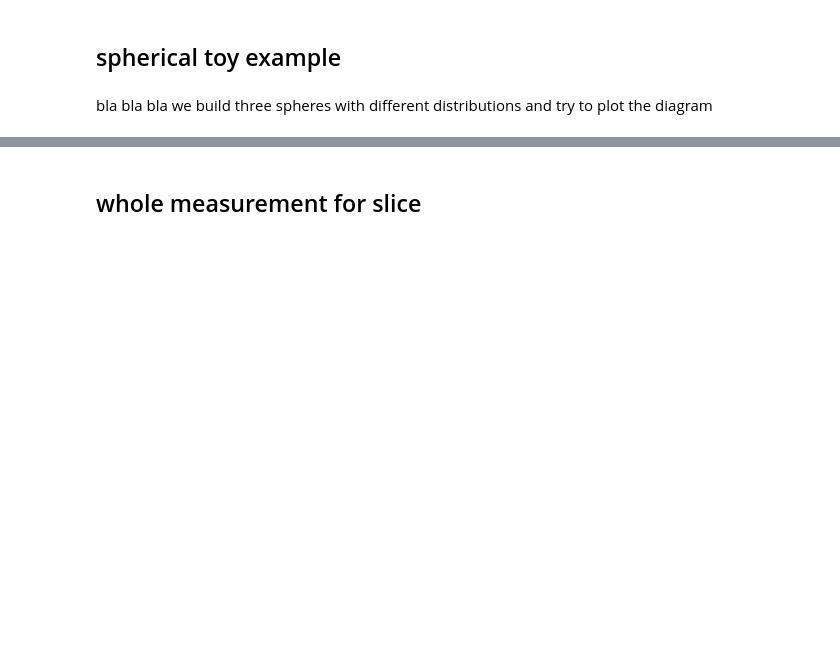
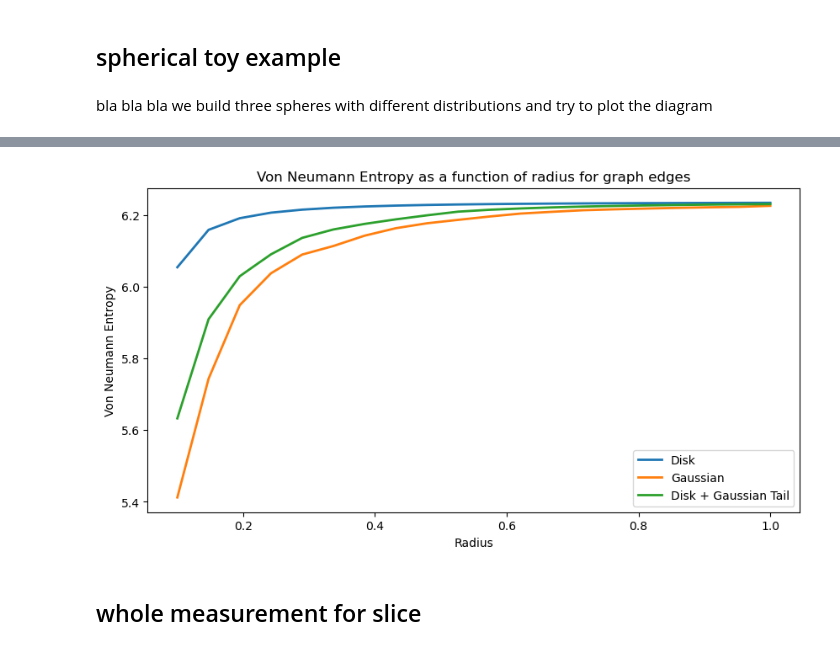
Before and after one commit to abelsalm/Celullar-Tissue-Spatial-Metrics-, a Jupyter notebook: spectral-graph-entropy/spectral_graph_tests.ipynb, the cells around one changed output, grey strips where cells are left out. Cells and saved outputs as stored; diff of their text form; code cells hidden in the pictures; blank space fills up the shorter version.

```diff
--- a/spectral-graph-entropy/spectral_graph_tests.ipynb
+++ b/spectral-graph-entropy/spectral_graph_tests.ipynb
@@ -646,37 +716,39 @@ for radius in radius_values:
         laplacian='normalized',
         n_eigs=10,
         drop_self_loops=True,
         random_state=0,
         solver='dense'
     )
     entropy_gaussian.append(spectral_gaussian.von_neumann_entropy)
 
     spectral_disk_gauss_tail = spectral_laplacian_spectrum_by_cell_class(
         disk_gauss_tail_points_df,
         cell_class_value='VLMC',
         mode='radius',
         k=None,
         radius=radius,
         weight='gaussian',
         sigma=0.7*radius,
         laplacian='normalized',
         n_eigs=10,
         drop_self_loops=True,
         random_state=0,
         use_shift_invert=True,
     )
     entropy_disk_gauss_tail.append(spectral_disk_gauss_tail.von_neumann_entropy)
 
 # plot the entropy of the three spectra as a function of the radius
 plt.figure(figsize=(10, 5))
-plt.plot(radius_values, entropy_disk, label="Disk")
-plt.plot(radius_values, entropy_gaussian, label="Gaussian")
-plt.plot(radius_values, entropy_disk_gauss_tail, label="Disk + Gaussian Tail")
+plt.plot(radius_values, entropy_disk, label="Disk", linewidth=2)
+plt.plot(radius_values, entropy_gaussian, label="Gaussian", linewidth=2)
+plt.plot(radius_values, entropy_disk_gauss_tail, label="Disk + Gaussian Tail", linewidth=2)
 plt.xlabel('Radius')
 plt.ylabel('Von Neumann Entropy')
-plt.title('Von Neumann Entropy vs. Radius for VLMC Cells')
+plt.title('Von Neumann Entropy as a function of radius for graph edges')
 plt.legend()
 plt.show()
+# %% [output]
+[figure, added]
 # %% [markdown]
 ## whole measurement for slice
 # %%
```
Also changed, not shown: parts of 23 cells of this notebook, 13 other files.
